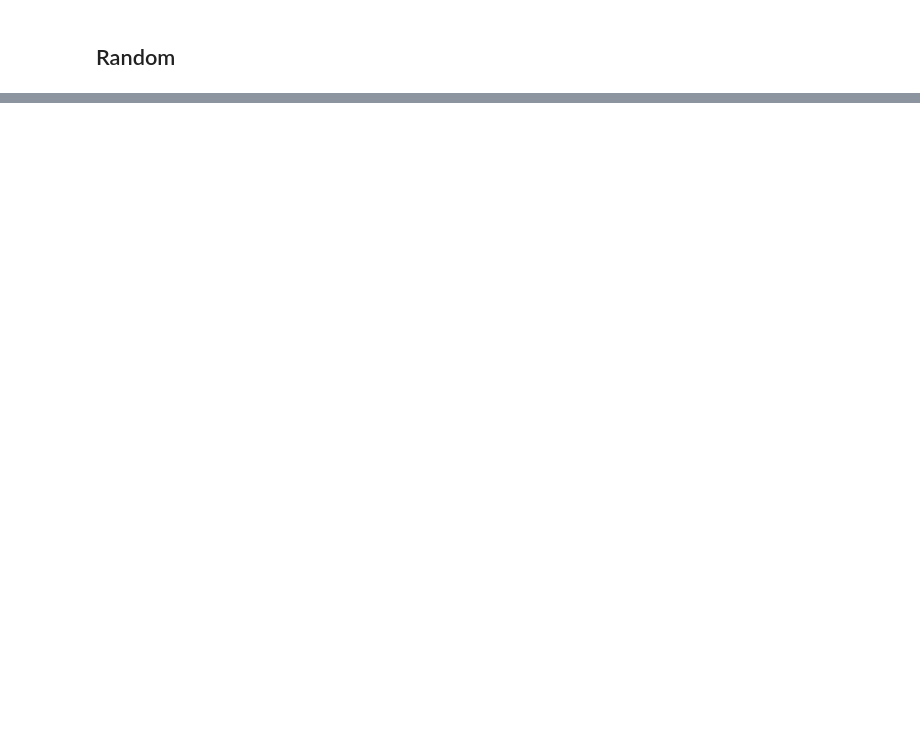
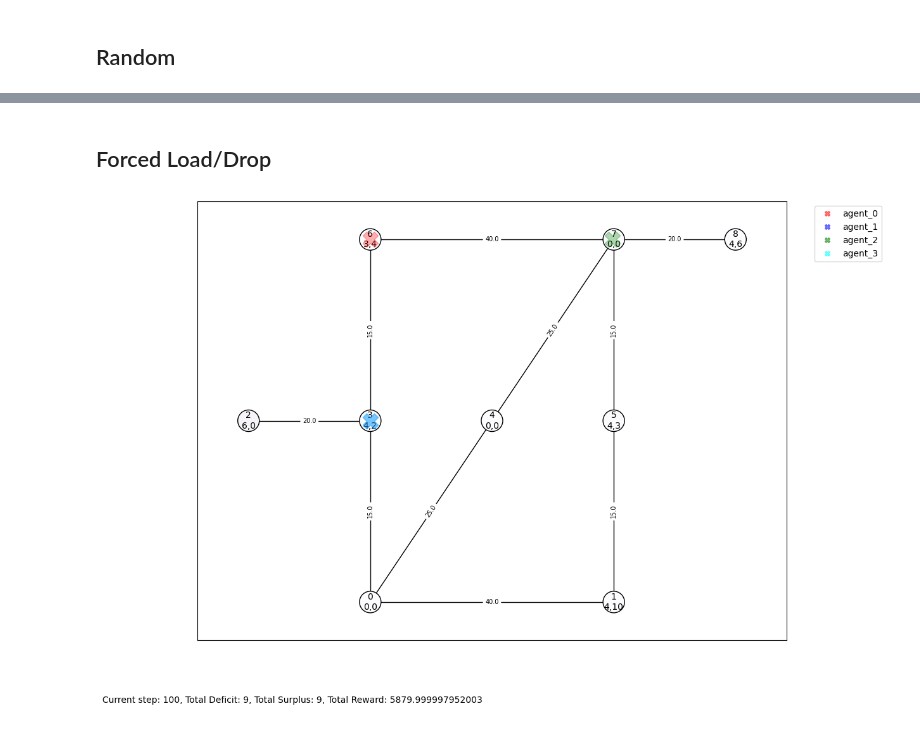
Before and after one commit to gyaanantia/thesis_work, a Jupyter notebook: heuristics/random.ipynb, the cells around one changed output, grey strips where cells are left out. Drawn from its saved outputs; the diff is of its cells as text; code cells hidden in the pictures; blank space fills up the shorter version.

```diff
--- a/heuristics/random.ipynb
+++ b/heuristics/random.ipynb
@@ -40,0 +49,10 @@ algo1.evaluate(render=RENDER_ALL, render_terminal=RENDER_TERMINAL, max_cycles=MA
+# %% [markdown]
+## Forced Load/Drop
+# %%
+from algos.force_load_drop import ForceLoadDrop
+
+algo3 = ForceLoadDrop(env)
+# %%
+algo3.evaluate(render=RENDER_ALL, render_terminal=RENDER_TERMINAL, max_cycles=MAX_CYCLES)
+# %% [output]
+[figure, added]
```
Also changed, not shown: parts of 7 cells of this notebook, 2 other files.
